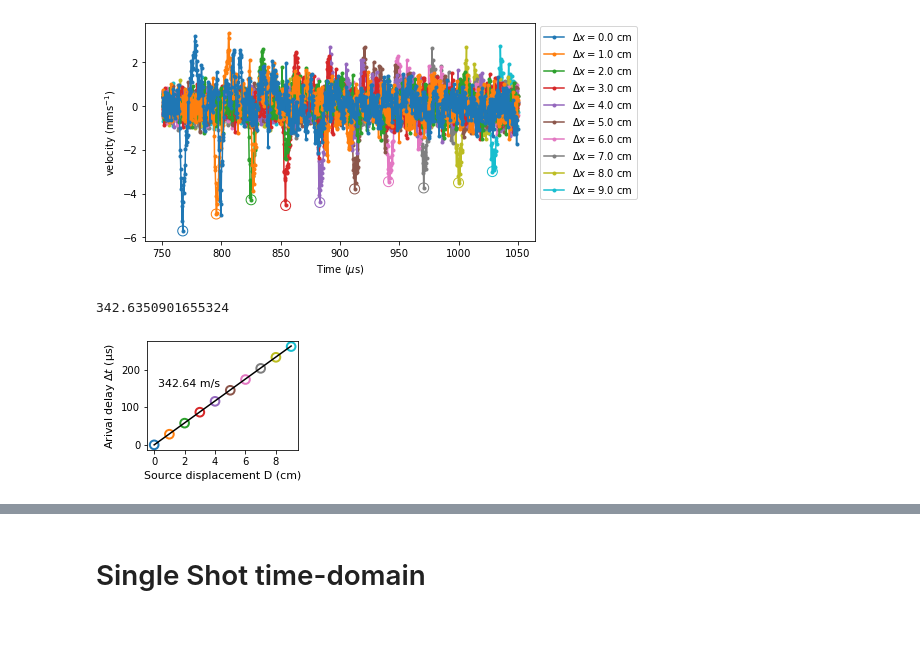
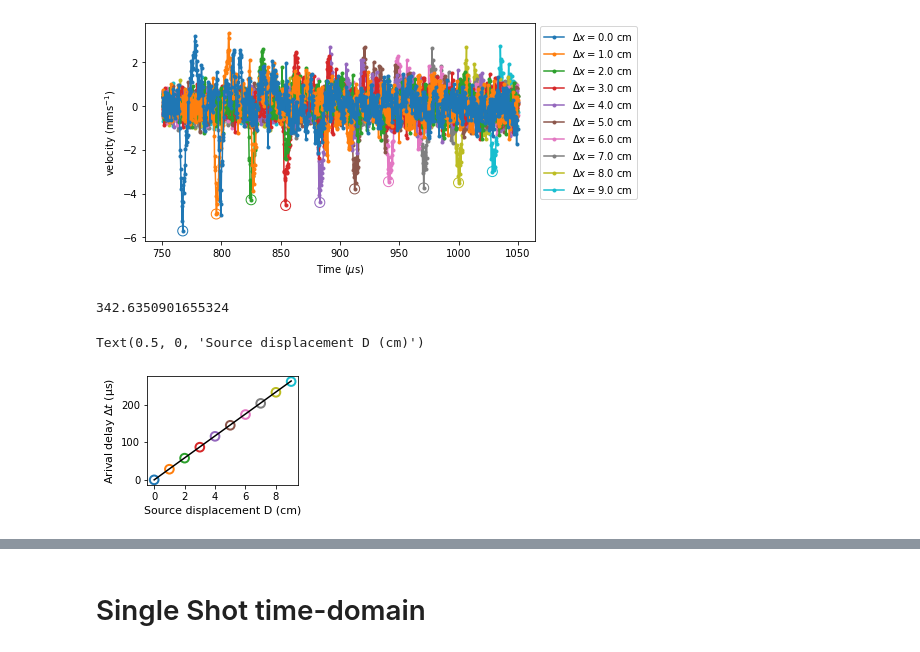
Before and after one commit to lhillber/brownian, a Jupyter notebook: notebooks/translating_laser_sound-source.ipynb, the cells around one changed output, grey strips where cells are left out. Cells and saved outputs as stored; diff of their text form; code cells hidden in the pictures.

```diff
--- a/notebooks/translating_laser_sound-source.ipynb
+++ b/notebooks/translating_laser_sound-source.ipynb
@@ -37,6 +48,6 @@ date_ders
 # %%
 # Select a date
-date_der_index = -1
+date_der_index = 0
 bead_ders = find_ders(date_ders[date_der_index])
 bead_ders
 # %% [output]
@@ -231,7 +234,9 @@ for fnamei, fname in enumerate(sort_fnames(fnames)):
     pos = C.pos - 1
     poses.append(pos)
 
-    C.set_collection("VX", bin_average=Npts/2)
+    C.set_collection("X")
+    C.apply("bin_average",  Npts=Npts/2, inplace=True)
+    C.apply("differentiate", inplace=True)
 
     if recordi == "average":
         t, x = C.aggrigate()
@@ -262,25 +267,26 @@ Text(0, 0.5, 'velocity ${\\rm (mm s^{-1})}$')
 # %%
 fig, ax = plt.subplots(1, 1, figsize=(2.7, 2.))
 def slope(x, m):
     return m*x
 
 def slope_quad(x, a, b):
     return a*x + b*x*x
 
 
 popt, pcov = curve_fit(slope, poses, delta_ts, p0=[1/344.0], bounds=[(0,), (np.inf)])
 speed = 1 / popt[0]
 print(speed*1e-2)
 plt.plot(poses, 1e6*poses/speed, c="k")
 #popt2, pcov2 = curve_fit(slope_quad, poses, delta_ts, p0=[1/344.0, 0], bounds=[(0,0), (np.inf, np.inf)])
 #plt.plot(poses, 1e6*poses*(popt2[0]+poses*popt2[1]), c="k", ls="--")
 for fnamei, (pos, dt) in enumerate(zip(poses, delta_ts)):
     color = f"C{fnamei}"
     ax.scatter([pos], [1e6*dt],  marker="o", ec=color, fc="none", s=75, lw=2)
 ax.set_ylabel(r"Arival delay $\Delta t$ (${\rm \mu}$s)", size=11)
 ax.set_xlabel("Source displacement D (cm)", size=11)
-ax.text(0.25, 155, f"{round(speed*1e-2, 2)} m/s", fontsize=11)
-plt.savefig("figures/wave_speed.png", bbox_inches="tight", dpi=600)
+#ax.text(0.25, 155, f"{round(speed*1e-2, 2)} m/s", fontsize=11)
+#plt.savefig("figures/wave_speed.png", bbox_inches="tight", dpi=600)
 # %% [output]
 342.6350901655324
+Text(0.5, 0, 'Source displacement D (cm)')
-[figure, old version]
+[figure, new version]
```
Also changed, not shown: parts of 72 cells of this notebook, 15 other files.
